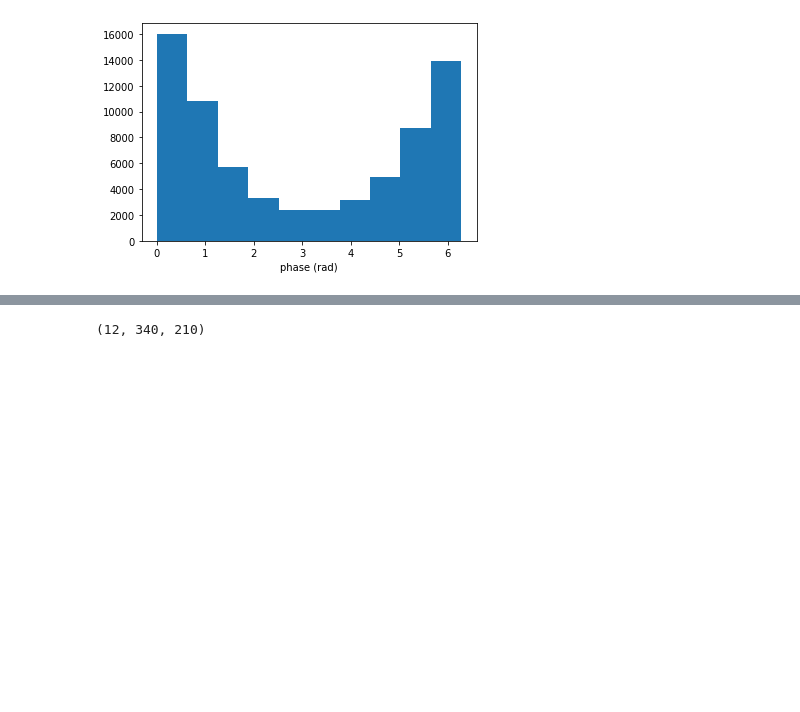
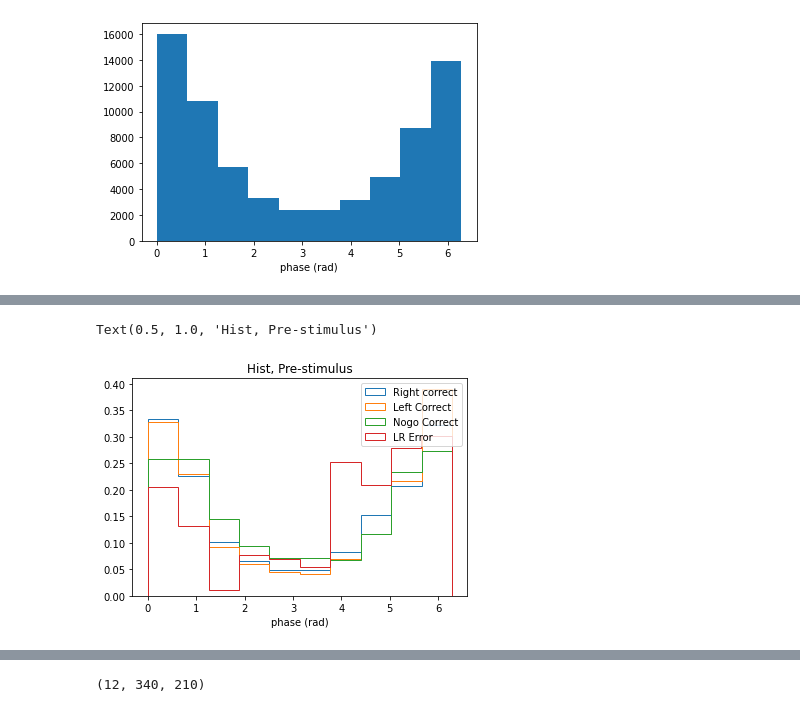
Before and after one commit to kayteeflick/nma_cn_flow_state, a Jupyter notebook: phase_relationships.ipynb, the cells around one changed output, grey strips where cells are left out. Saved outputs shown, nothing was run; the diff lists cells and outputs as text; code cells hidden in the pictures; blank space fills up the shorter version.

```diff
--- a/phase_relationships.ipynb
+++ b/phase_relationships.ipynb
@@ -396,0 +416,23 @@ Text(0.5, 0, 'phase (rad)')
+# %%
+ind_by_time = [-300, 0]
+
+ind_temp = [int(ind_by_time[0]/10) + 50 - time_idx[0],int(ind_by_time[1]/10) + 50 - time_idx[0] + 1] #1 is for indexing
+
+hilb_data_subset = hilb_data[:,trial_ind['right_cor'],ind_temp[0]:ind_temp[1]]
+_ = plt.hist(((np.angle(hilb_data_subset[ind[0]]) - np.angle(hilb_data_subset[ind[1]]) + 2*np.pi) % 2*np.pi).reshape((-1)),\
+             density=True, histtype='step', label='Right correct')
+hilb_data_subset = hilb_data[:,trial_ind['left_cor'],ind_temp[0]:ind_temp[1]]
+_ = plt.hist(((np.angle(hilb_data_subset[ind[0]]) - np.angle(hilb_data_subset[ind[1]]) + 2*np.pi) % 2*np.pi).reshape((-1)),\
+             density=True, histtype='step', label='Left Correct')
+hilb_data_subset = hilb_data[:,trial_ind['nogo_cor'],ind_temp[0]:ind_temp[1]]
+_ = plt.hist(((np.angle(hilb_data_subset[ind[0]]) - np.angle(hilb_data_subset[ind[1]]) + 2*np.pi) % 2*np.pi).reshape((-1)),\
+             density=True, histtype='step', label='Nogo Correct')
+hilb_data_subset = hilb_data[:,np.logical_or(trial_ind['right_error'], trial_ind['left_error']),ind_temp[0]:ind_temp[1]]
+_ = plt.hist(((np.angle(hilb_data_subset[ind[0]]) - np.angle(hilb_data_subset[ind[1]]) + 2*np.pi) % 2*np.pi).reshape((-1)),\
+             density=True, histtype='step', label='LR Error')
+plt.legend()
+plt.xlabel('phase (rad)')
+plt.title('Hist, Pre-stimulus')
+# %% [output]
+Text(0.5, 1.0, 'Hist, Pre-stimulus')
+[figure, added]
```
Also changed, not shown: parts of 9 cells of this notebook.
